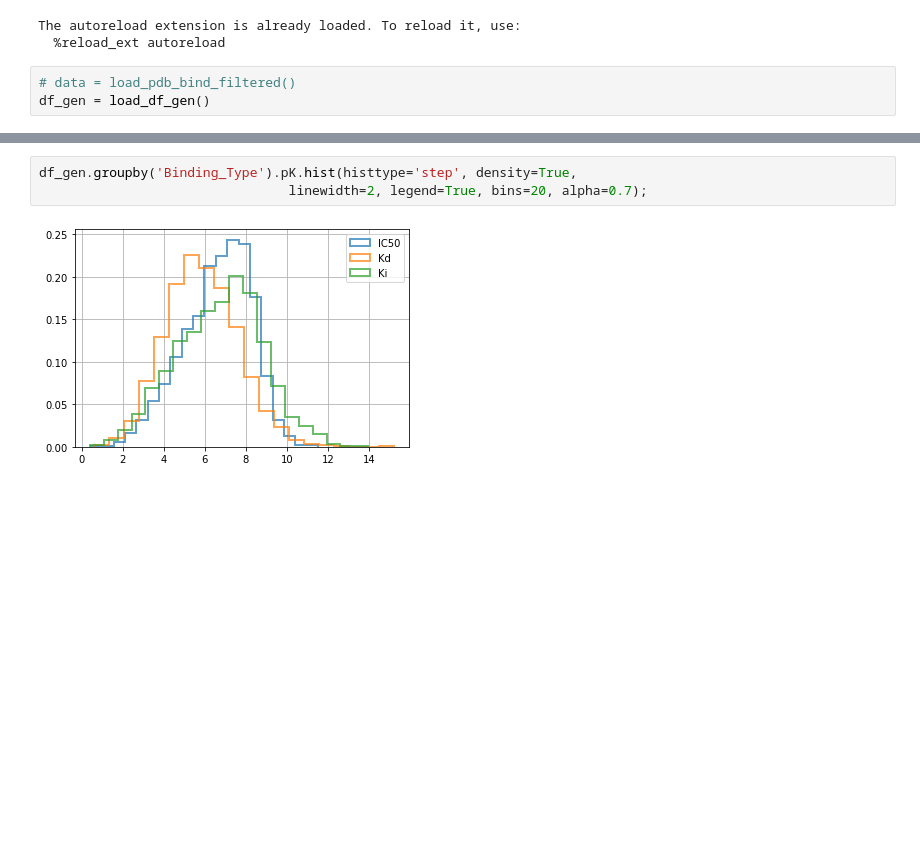
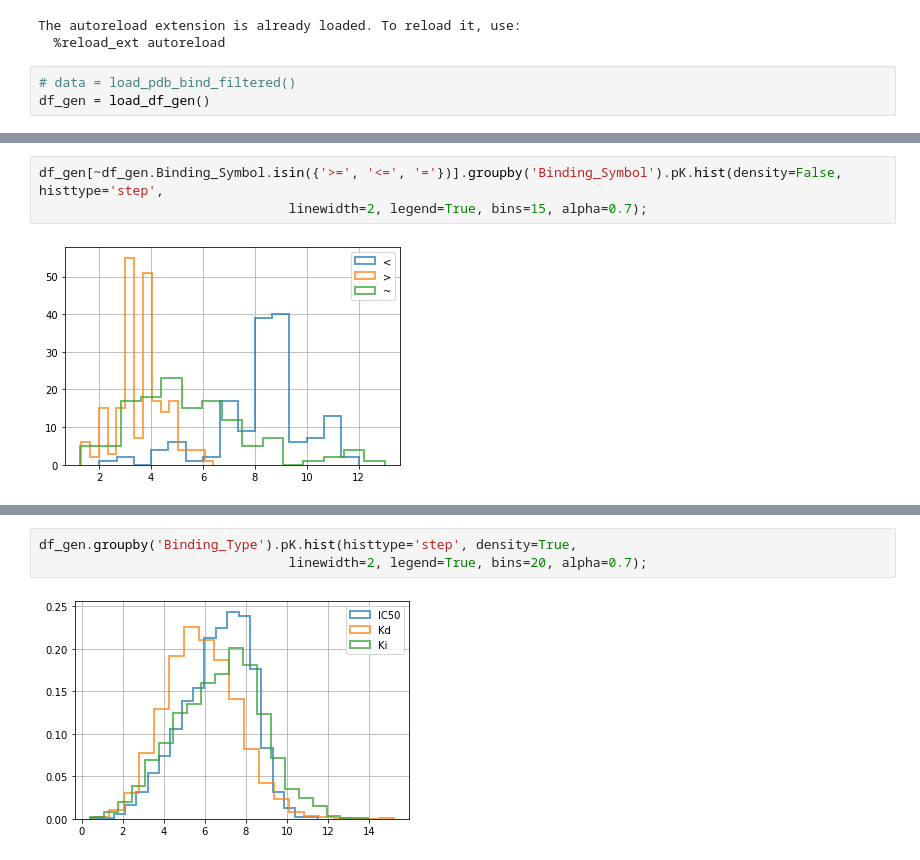
Before and after one commit to jessebmurray/ani2x_pdbbind, a Jupyter notebook: temp-analyze.ipynb, the cells around one changed output, grey strips where cells are left out. Cells and saved outputs as stored; diff of their text form; blank space fills up the shorter version.

```diff
--- a/temp-analyze.ipynb
+++ b/temp-analyze.ipynb
@@ -11,0 +28,5 @@ df_gen = load_df_gen()
+# %%
+df_gen[~df_gen.Binding_Symbol.isin({'>=', '<=', '='})].groupby('Binding_Symbol').pK.hist(density=False, histtype='step',
+                                linewidth=2, legend=True, bins=15, alpha=0.7);
+# %% [output]
+[figure, added]
```
Also changed, not shown: parts of 4 cells of this notebook, 3 other files.
